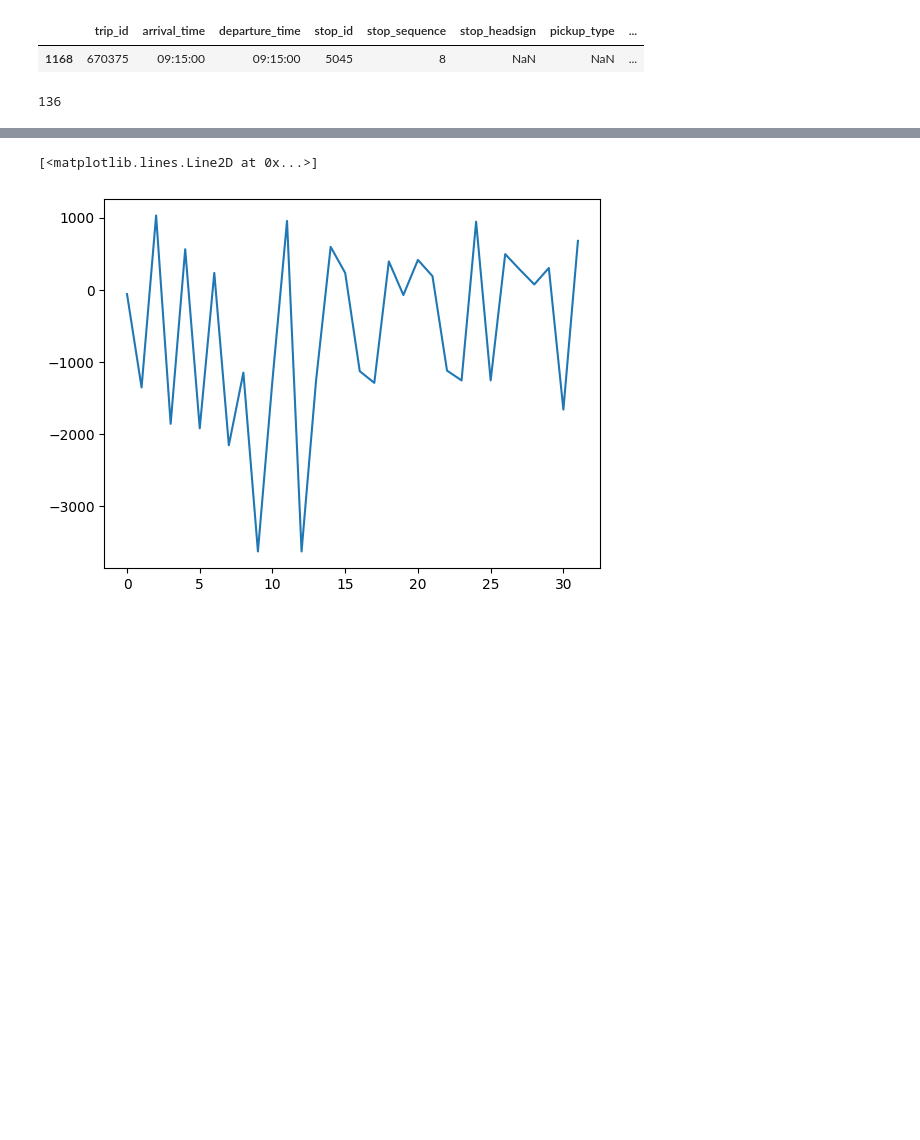
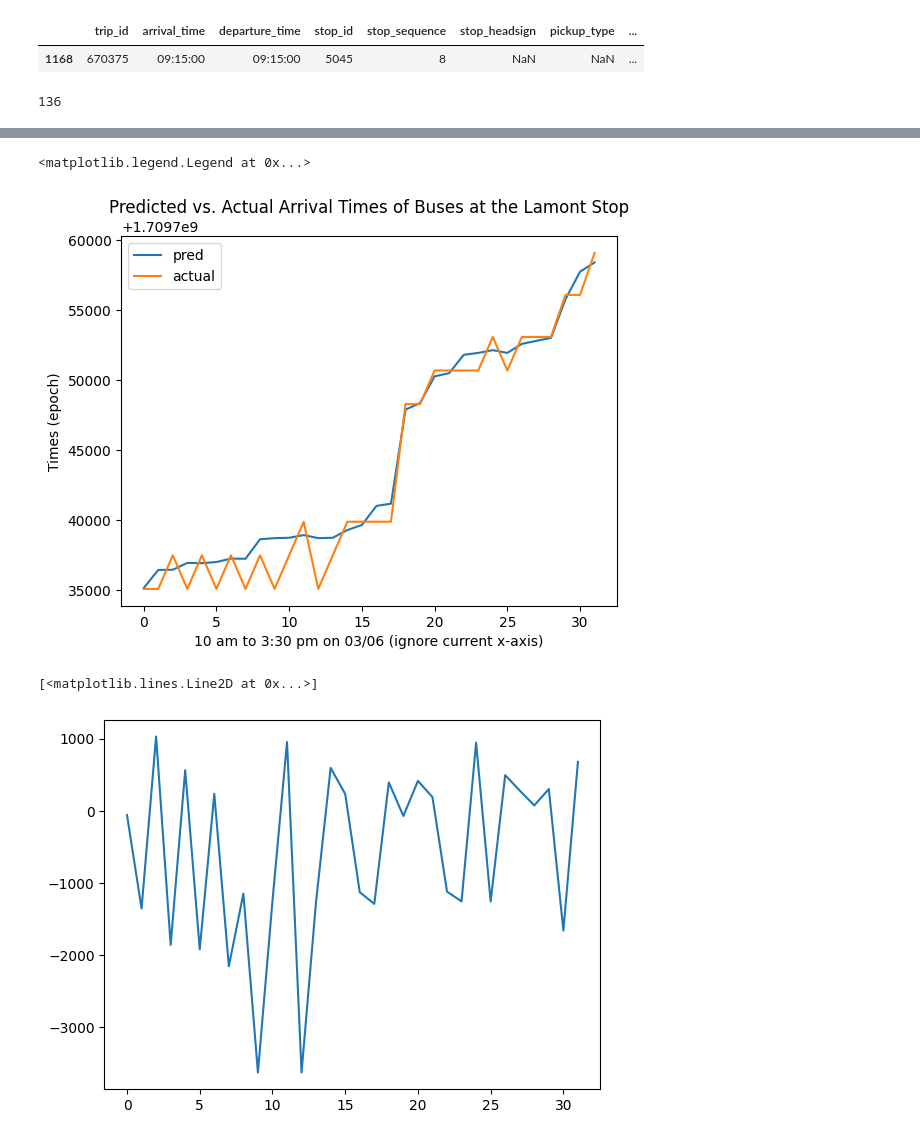
Before and after one commit to iliang1234/CS178-Passio-Go, a Jupyter notebook: test.ipynb, the cells around one changed output, grey strips where cells are left out. Drawn from its saved outputs; the diff is of its cells as text; code cells hidden in the pictures; blank space fills up the shorter version.

```diff
--- a/test.ipynb
+++ b/test.ipynb
@@ -252,3 +454,13 @@ plt.legend()
+# %%
+plt.plot(pred_time_list, label='pred')
+plt.plot(actual_time_list, label='actual')
+plt.title('Predicted vs. Actual Arrival Times of Buses at the Lamont Stop')
+plt.xlabel('10 am to 3:30 pm on 03/06 (ignore current x-axis)')
+plt.ylabel('Times (epoch)')
+plt.legend()
+# %% [output]
+<matplotlib.legend.Legend at 0x...>
+[figure, added]
 # %%
 diff_time_list = [actual_time_list[i] - pred_time_list[i] for i in range(min(len(actual_time_list), len(pred_time_list)))]
 plt.plot(diff_time_list)
```
Also changed, not shown: parts of 11 cells of this notebook, 7 other files.
